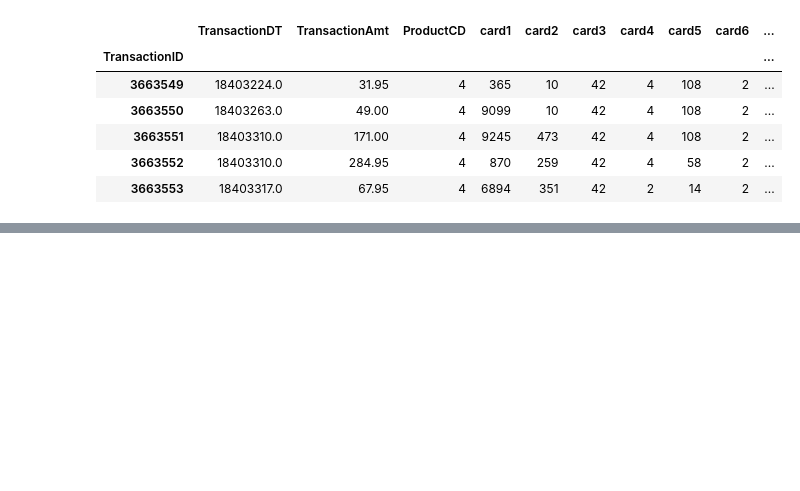
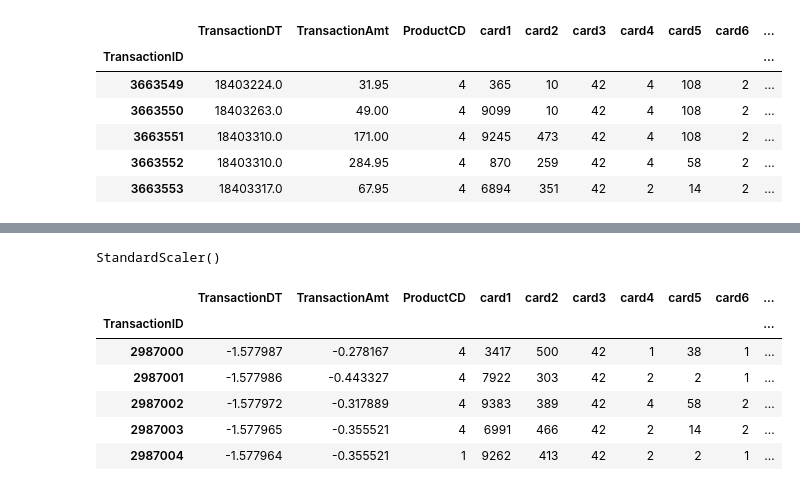
Before and after one commit to tugusav/fraud-detection-system-ann, a Jupyter notebook: Advanced Feature Engineering FDS.ipynb, the cells around one changed output, grey strips where cells are left out. Saved outputs shown, nothing was run; the diff lists cells and outputs as text; code cells hidden in the pictures; blank space fills up the shorter version.

```diff
--- a/Advanced Feature Engineering FDS.ipynb
+++ b/Advanced Feature Engineering FDS.ipynb
@@ -304,0 +285,3 @@ X_test.to_pickle('test_clean_knn2.pkl')
+# %%
+train_data = pd.read_pickle('train_clean_knn2.pkl')
+test_data = pd.read_pickle('test_clean_knn2.pkl')
@@ -304,0 +298,2 @@ X_test.to_pickle('test_clean_knn2.pkl')
+# %%
+catf, numf = cat_num_features(train_data)
@@ -304,0 +302,19 @@ X_test.to_pickle('test_clean_knn2.pkl')
+# %%
+scaler = StandardScaler()
+
+scaler.fit(train_data[numf])
+# %% [output]
+StandardScaler()
+# %%
+train_data[numf] = scaler.transform(train_data[numf])
+test_data[numf] = scaler.transform(test_data[numf])
+# %%
+train_data.head()
+# %% [output]
+|  | TransactionDT | TransactionAmt | ProductCD | card1 | card2 | card3 | card4 | card5 | card6 | ... |
+| TransactionID |  |  |  |  |  |  |  |  |  | ... |
+| 2987000 | -1.577987 | -0.278167 | 4 | 3417 | 500 | 42 | 1 | 38 | 1 | ... |
+| 2987001 | -1.577986 | -0.443327 | 4 | 7922 | 303 | 42 | 2 | 2 | 1 | ... |
+| 2987002 | -1.577972 | -0.317889 | 4 | 9383 | 389 | 42 | 4 | 58 | 2 | ... |
+| 2987003 | -1.577965 | -0.355521 | 4 | 6991 | 466 | 42 | 2 | 14 | 2 | ... |
+| 2987004 | -1.577964 | -0.355521 | 1 | 9262 | 413 | 42 | 2 | 2 | 1 | ... |
```
Also changed, not shown: parts of 7 cells of this notebook, 2 other files.
